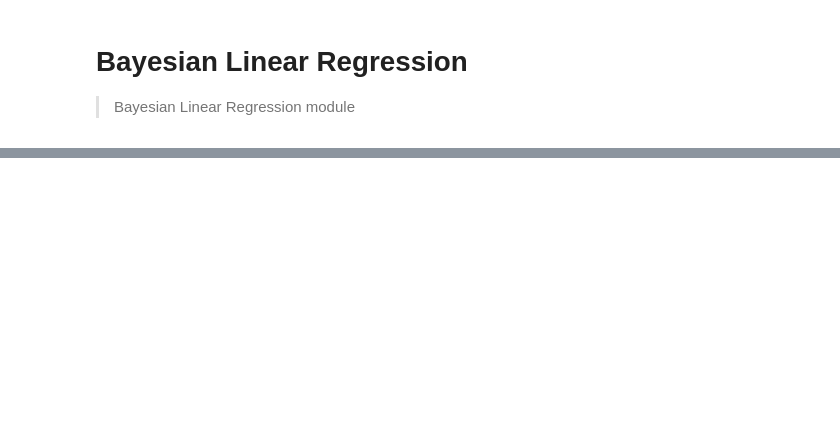
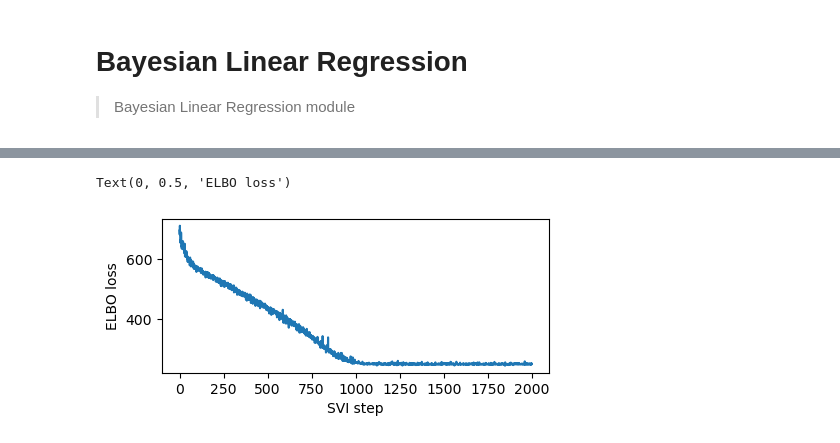
Before and after one commit to redam94/mmm-bayes, a Jupyter notebook: nbs/00_Bayesian_Linear_Regression.ipynb, the cells around one changed output, grey strips where cells are left out. Drawn from its saved outputs; the diff is of its cells as text; code cells hidden in the pictures; blank space fills up the shorter version.

Commit message:
Updated model

```diff
--- a/nbs/00_Bayesian_Linear_Regression.ipynb
+++ b/nbs/00_Bayesian_Linear_Regression.ipynb
@@ -60,0 +65,34 @@ ax[1].set(xlabel="Terrain Ruggedness Index",
+# %%
+def model(is_cont_africa, ruggedness, log_gdp=None):
+    a = pyro.sample("a", dist.Normal(0., 10.))
+    b_a = pyro.sample("bA", dist.Normal(0., 1.))
+    b_r = pyro.sample("bR", dist.Normal(0., 1.))
+    b_ar = pyro.sample("bAR", dist.Normal(0., 1.))
+    sigma = pyro.sample("sigma", dist.Uniform(0., 10.))
+
+    mean = a + b_a * is_cont_africa + b_r * ruggedness + b_ar * is_cont_africa * ruggedness
+
+    with pyro.plate("data", len(ruggedness)):
+        return pyro.sample("obs", dist.Normal(mean, sigma), obs=log_gdp)
+# %%
+%%time
+pyro.clear_param_store()
+
+# These should be reset each training loop.
+auto_guide = pyro.infer.autoguide.AutoNormal(model)
+adam = pyro.optim.Adam({"lr": 0.01})  # Consider decreasing learning rate.
+elbo = pyro.infer.Trace_ELBO()
+svi = pyro.infer.SVI(model, auto_guide, adam, elbo)
+
+losses = []
+for step in range(2000 if not smoke_test else 2):  # Consider running for more steps.
+    loss = svi.step(is_cont_africa, ruggedness, log_gdp)
+    losses.append(loss)
+    if step % 100 == 0:
+        logging.info("Elbo loss: {}".format(loss))
+
+plt.figure(figsize=(5, 2))
+plt.plot(losses)
+plt.xlabel("SVI step")
+plt.ylabel("ELBO loss");
+# %% [output]
@@ -60,0 +121,2 @@ ax[1].set(xlabel="Terrain Ruggedness Index",
+Text(0, 0.5, 'ELBO loss')
+[figure, added]
```
Also changed, not shown: parts of 11 cells of this notebook, 1 other file.
